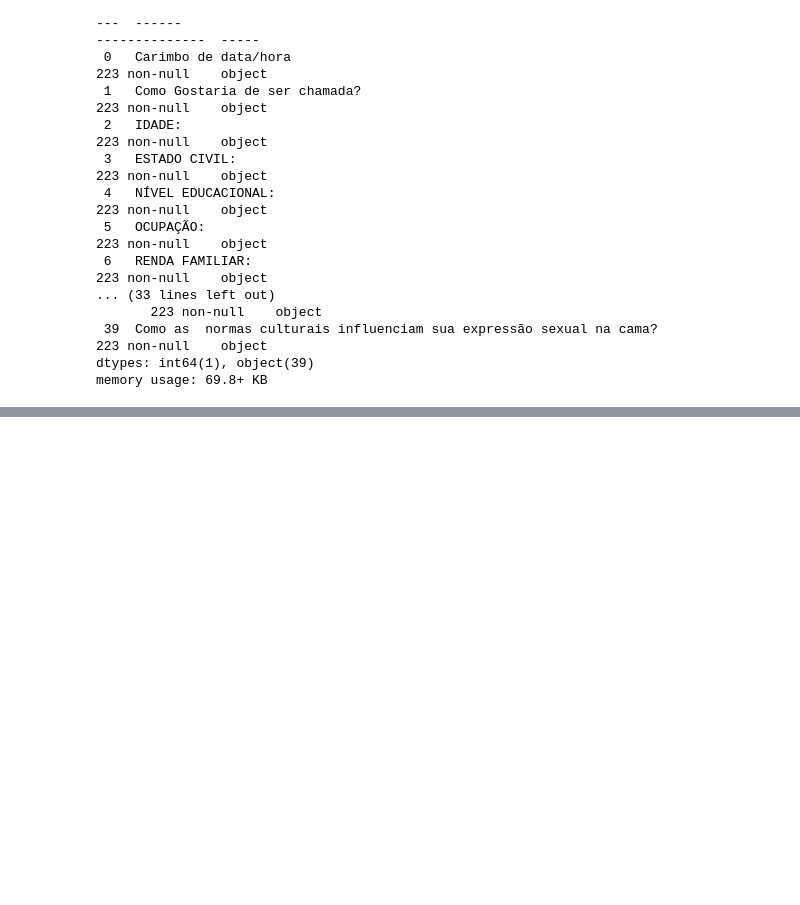
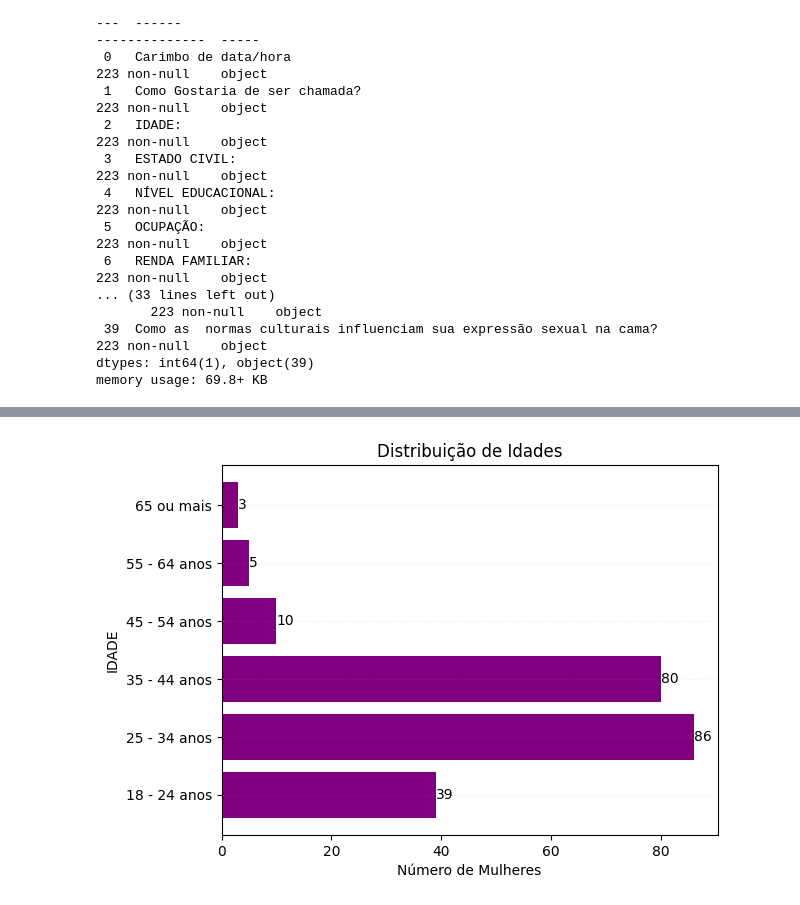
Before and after one commit to danisnegrao/ProjetFInal_DaniNegrao, a Jupyter notebook: base_dados.ipynb, the cells around one changed output, grey strips where cells are left out. Drawn from its saved outputs; the diff is of its cells as text; code cells hidden in the pictures; blank space fills up the shorter version.

```diff
--- a/base_dados.ipynb
+++ b/base_dados.ipynb
@@ -42,0 +53,4 @@ memory usage: 69.8+ KB
+# %%
+columns_drop = ['Carimbo de data/hora','Como Gostaria de ser chamada?','Já teve filhos?']
+df_dados2 = df_dados.drop(columns_drop, axis=1)
+df_dados2
@@ -42,0 +71,4 @@ memory usage: 69.8+ KB
+# %%
+
+df_dados2.rename(columns={'Quantos filhos você tem? Caso não tenha pode colocar 0.':'Quantidade_Filhos'}, inplace=True)
+df_dados2
@@ -42,0 +91,3 @@ memory usage: 69.8+ KB
+# %%
+contagem_idades = df_dados2['IDADE:'].value_counts().sort_index()
+contagem_idades
@@ -42,0 +103,19 @@ memory usage: 69.8+ KB
+# %%
+
+fig, ax = plt.subplots()
+barras = ax.barh(contagem_idades.index, contagem_idades.values, color='purple')
+ax.barh(contagem_idades.index, contagem_idades.values, color='purple')
+
+for barra in barras:
+    xval = barra.get_width()
+    ax.text(xval, barra.get_y() + barra.get_height()/2, int(xval), ha='left', va='center')
+
+
+plt.title('Distribuição de Idades')
+plt.xlabel('Número de Mulheres')
+plt.ylabel('IDADE')
+plt.grid(axis='y', linestyle='--', alpha=0.1)
+
+plt.show()
+# %% [output]
+[figure, added]
```
Also changed, not shown: parts of 21 cells of this notebook.
